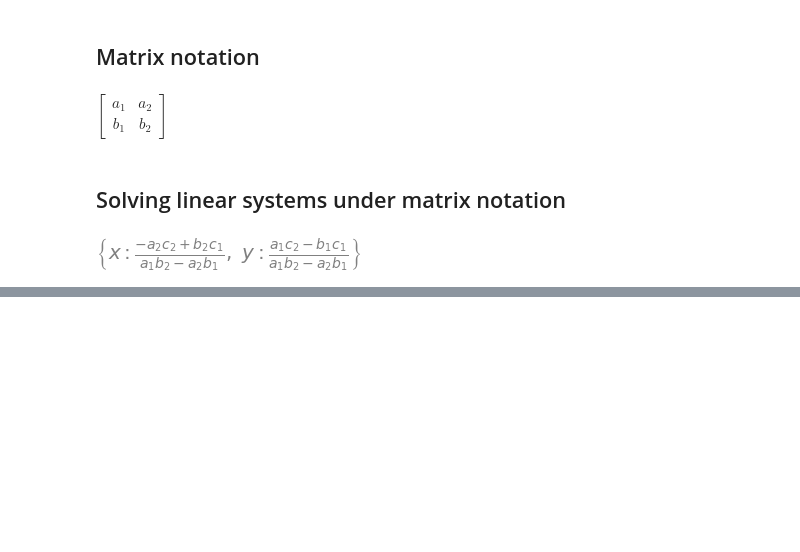
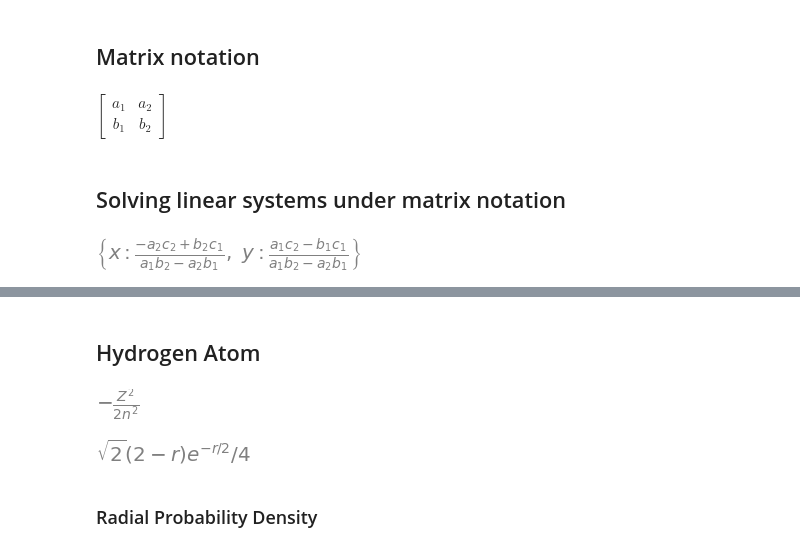
Before and after one commit to zombimann/Introduction-to-Computation-in-Physical-Sciences-code-and-files, a Jupyter notebook: Sympy.ipynb, the cells around one changed output, grey strips where cells are left out. Cells and saved outputs as stored; diff of their text form; code cells hidden in the pictures; blank space fills up the shorter version.

```diff
--- a/Sympy.ipynb
+++ b/Sympy.ipynb
@@ -247,0 +291,15 @@ solve(A*Matrix([x, y])-Matrix([c1, c2]), Matrix([x, y]))
+# %% [markdown]
+## Hydrogen Atom
+# %%
+from sympy.physics.hydrogen import E_nl, R_nl
+n, l = symbols('n l', integer=True, positive=True)
+Z, r = symbols('Z r', positive=True)
+E_nl(n,Z)
+# %% [output]
+[figure, added]
+# %%
+R_nl(2,0,r)
+# %% [output]
+[figure, added]
+# %% [markdown]
+### Radial Probability Density
```
Also changed, not shown: parts of 17 cells of this notebook.
